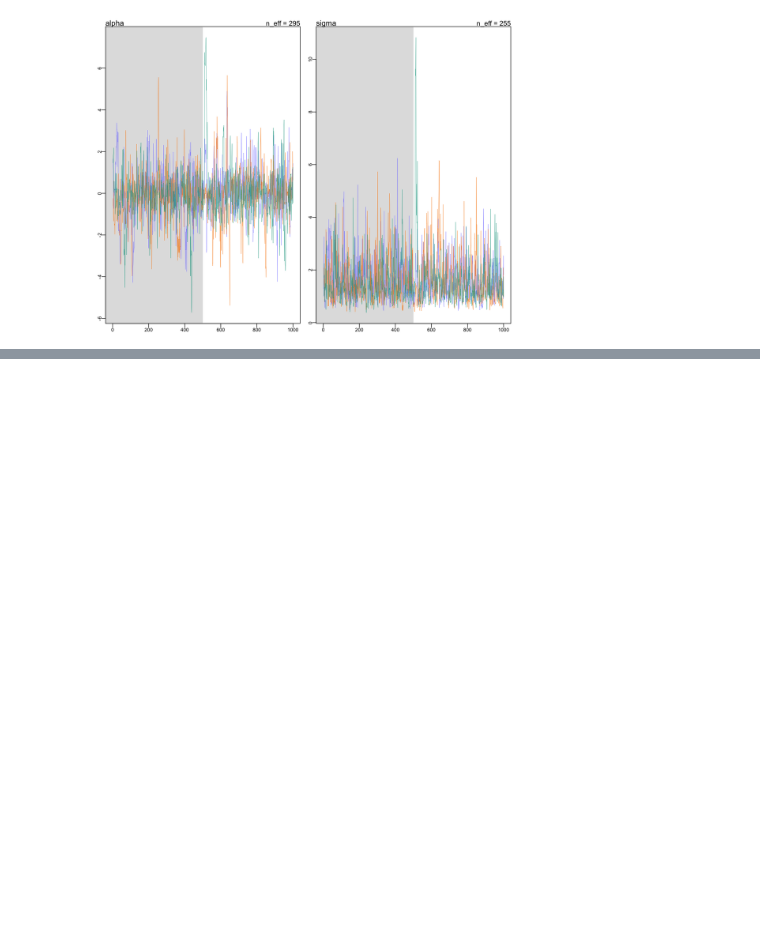
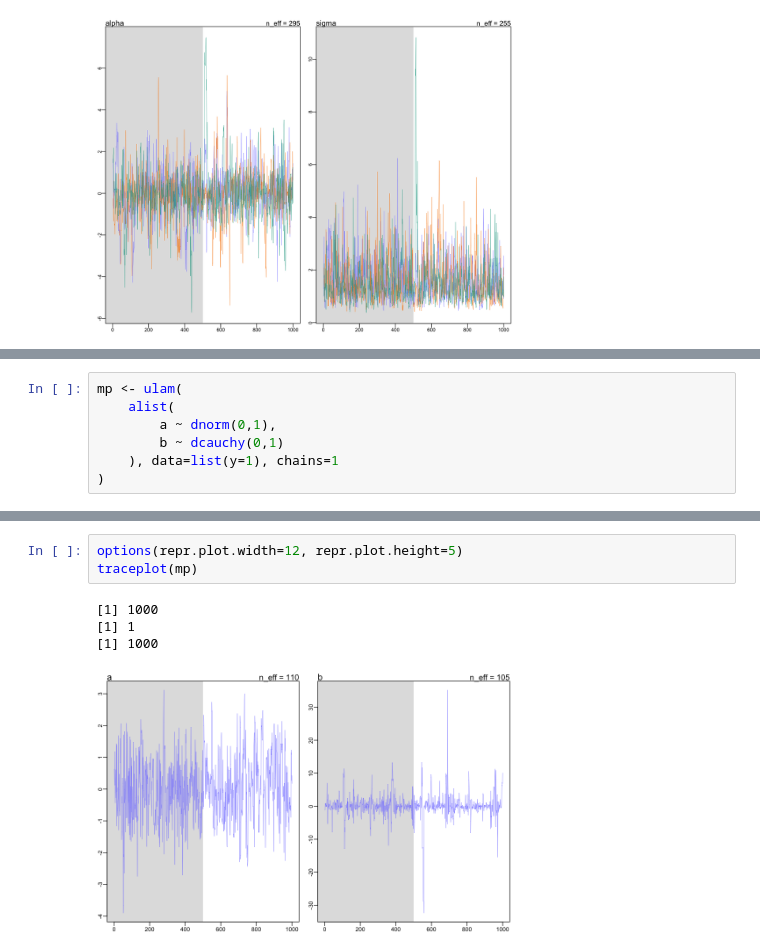
Before and after one commit to maxthemillion/statistical-rethinking, a Jupyter notebook: Chapter 9/c9_recap.ipynb, the cells around one changed output, grey strips where cells are left out. Saved outputs shown, nothing was run; the diff lists cells and outputs as text; blank space fills up the shorter version.

```diff
--- a/Chapter 9/c9_recap.ipynb
+++ b/Chapter 9/c9_recap.ipynb
@@ -231,0 +323,7 @@ traceplot(m9.3)
+# %%
+mp <- ulam(
+    alist(
+        a ~ dnorm(0,1),
+        b ~ dcauchy(0,1)
+    ), data=list(y=1), chains=1
+)
@@ -231,0 +362,8 @@ traceplot(m9.3)
+# %%
+options(repr.plot.width=12, repr.plot.height=5)
+traceplot(mp)
+# %% [output]
+[1] 1000
+[1] 1
+[1] 1000
+[figure, added]
```
Also changed, not shown: parts of 24 cells of this notebook, 2 other files.
